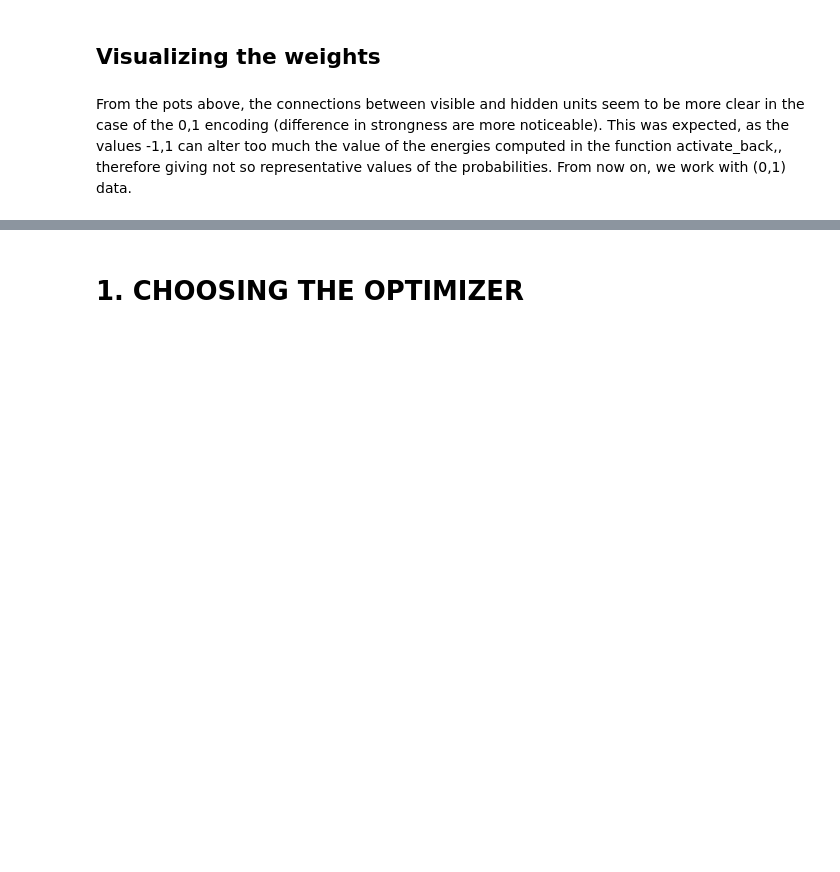
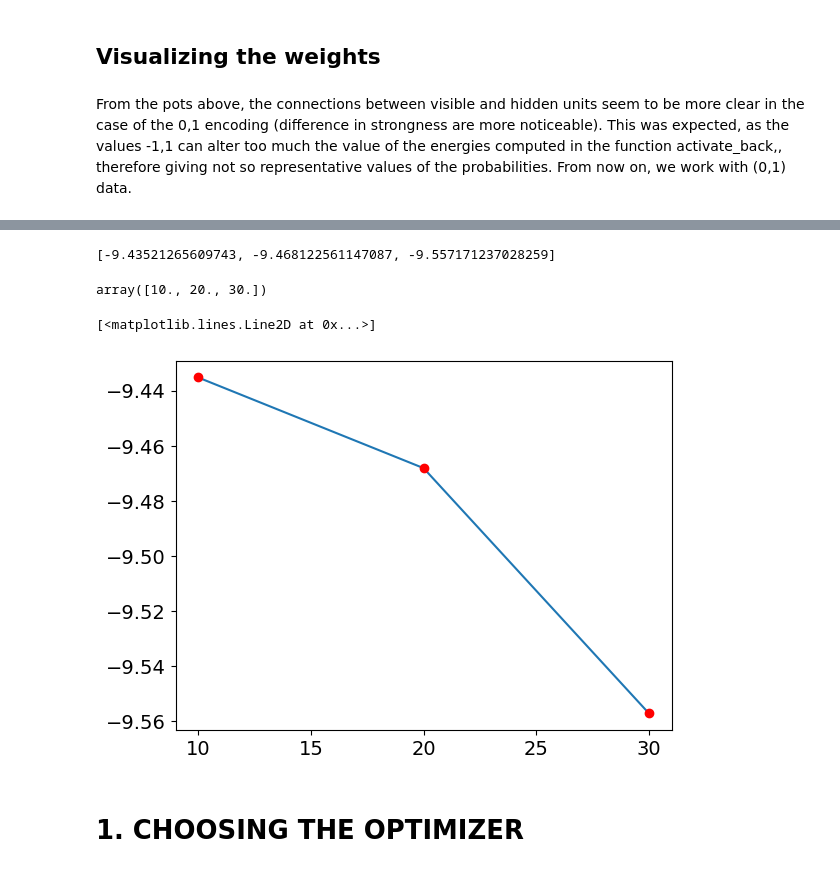
Before and after one commit to isottongloria/LCP-MODULE_B, a Jupyter notebook: group2314_exercise2.ipynb, the cells around one changed output, grey strips where cells are left out. Drawn from its saved outputs; the diff is of its cells as text; code cells hidden in the pictures; blank space fills up the shorter version.

```diff
--- a/group2314_exercise2.ipynb
+++ b/group2314_exercise2.ipynb
@@ -541,3 +613,19 @@ plt.show()
+# %%
+print(Log)
+# %% [output]
+[-9.43521265609743, -9.468122561147087, -9.557171237028259]
+# %%
+epochs=np.linspace(10,30,3)
+# %%
+epochs
+# %% [output]
+array([10., 20., 30.])
+# %%
+plt.plot(epochs,Log)
+plt.plot(epochs,Log,'ro')
+# %% [output]
+[<matplotlib.lines.Line2D at 0x...>]
+[figure, added]
 # %% [markdown]
 # 1. CHOOSING THE OPTIMIZER
 # %% [markdown]
```
Also changed, not shown: parts of 42 cells of this notebook.
